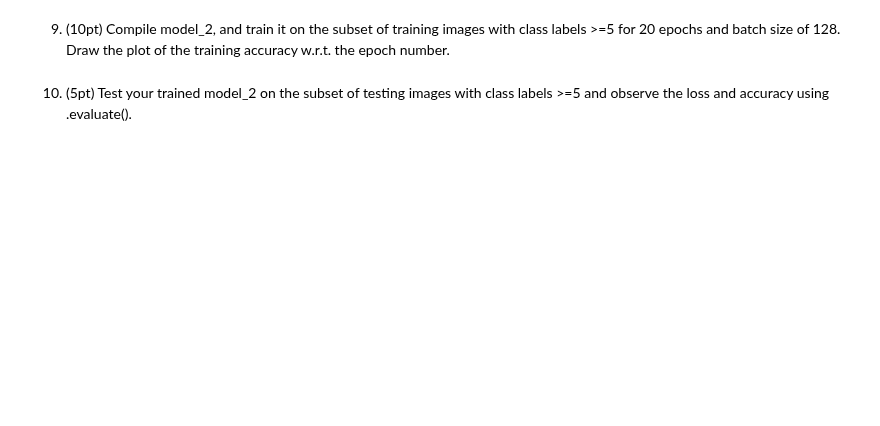
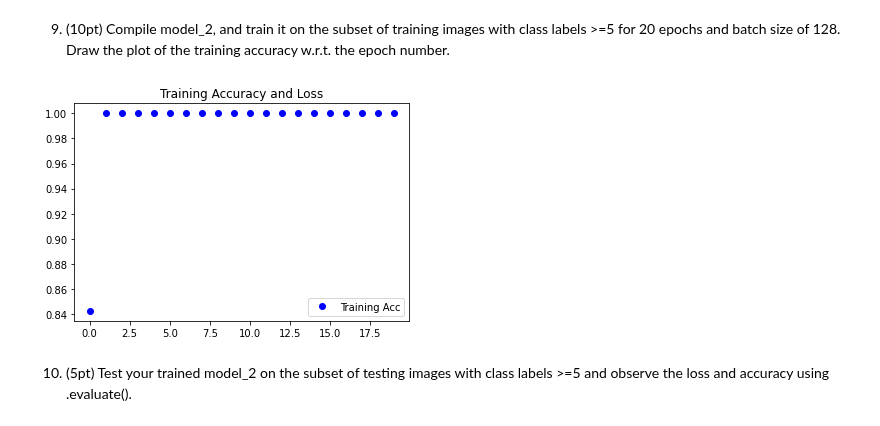
Before and after one commit to austinvanderlyn/School-Files, a Jupyter notebook: HW4ajl745.ipynb, the cells around one changed output. Cells and saved outputs as stored; diff of their text form; code cells hidden in the pictures; blank space fills up the shorter version.

```diff
--- a/HW4ajl745.ipynb
+++ b/HW4ajl745.ipynb
@@ -348,3 +346,25 @@ _________________________________________________________________
+# %%
+model_2.compile(optimizer="rmsprop",
+              loss='categorical_crossentropy',
+              metrics=['accuracy'])
+history_2 = model_2.fit(xtrainlarge, ytrainlarge,
+                    epochs = 20,
+                    batch_size = 128,
+                    verbose = 0)
+# %%
+import matplotlib.pyplot as plt
+
+acc_2 = history_2.history["accuracy"]
+loss_2 = history_2.history["loss"]
+
+epochs_2 = range(len(acc_2))
+
+plt.plot(epochs_2, acc_2, "bo", label = "Training Acc")
+plt.title("Training Accuracy and Loss")
+plt.legend()
+plt.show()
+# %% [output]
+[figure, added]
 # %% [markdown]
 10.	(5pt) Test your trained model_2 on the subset of testing images with class labels >=5  and observe the loss and accuracy using .evaluate().
 # %%
```
Also changed, not shown: parts of 9 cells of this notebook.
